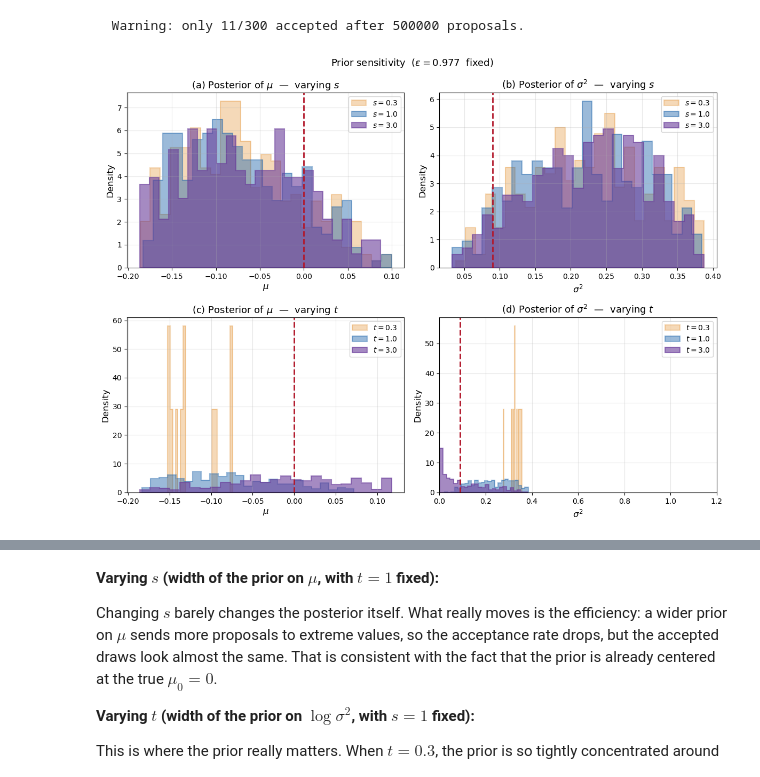
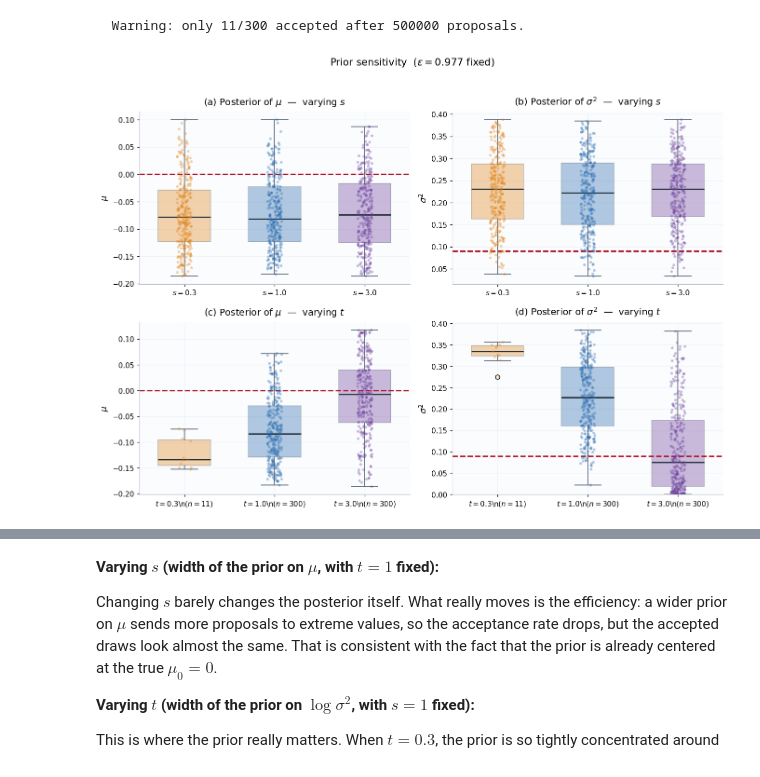
Before and after one commit to Ramei6/Monte-Carlo---Likelihood-free-inference-and-sums-of-log-normal-variates, a Jupyter notebook: Reject_ABC.ipynb, the cells around one changed output, grey strips where cells are left out. Cells and saved outputs as stored; diff of their text form; code cells hidden in the pictures.

```diff
--- a/Reject_ABC.ipynb
+++ b/Reject_ABC.ipynb
@@ -244,12 +244,14 @@ n = 10000,  L = 10
 mu_true = 0.0,  sigma2_true = 0.09
 Observed data: mean = 10.45, std = 1.01
 # %%
-fig, ax = plt.subplots(figsize=(6, 3.5))
-ax.hist(y_obs, bins=25, density=True, color=C_BLUE, edgecolor="white",
-        alpha=0.85, linewidth=0.5)
+fig, ax = plt.subplots(figsize=(6.4, 3.8))
+ax.hist(y_obs, bins=28, density=True, color=C_BLUE, edgecolor="white", alpha=0.82, linewidth=0.6)
+ax.axvline(y_obs.mean(), color=C_ORANGE, lw=2, ls=":", label=fr"Mean $= {y_obs.mean():.2f}$")
+ax.axvline(np.median(y_obs), color=C_GRAY, lw=1.8, ls="--", label=fr"Median $= {np.median(y_obs):.2f}$")
 ax.set_xlabel(r"$Y$")
 ax.set_ylabel("Density")
-ax.set_title(fr"Observed data  ($n={n}$,  $L={L}$,  $\mu_0={mu_true}$,  $\sigma_0^2={sigma2_true}$)")
+ax.set_title(fr"Observed sample  ($n={n}$, $L={L}$)")
+ax.legend(loc="upper right")
 plt.tight_layout()
 plt.show()
 # %% [output]
@@ -664,68 +670,65 @@ for j, t_try in enumerate(t_grid):
 # %% [output]
   Warning: only 11/300 accepted after 500000 proposals.
 # %%
-cs = [C_ORANGE, C_BLUE, C_PURPLE]
-alphas_ps = [0.30, 0.45, 0.60]
+fig, axes = plt.subplots(2, 2, figsize=(12.5, 8.8))
 
-fig, axes = plt.subplots(2, 2, figsize=(12, 9))
+series = [
+    (axes[0, 0], [acc[:, 0] for _, acc, _ in s_runs], [fr"$s={s}$" for s, _, _ in s_runs], mu_true, r"(a) Posterior of $\mu$  —  varying $s$", r"$\mu$"),
+    (axes[0, 1], [acc[:, 1] for _, acc, _ in s_runs], [fr"$s={s}$" for s, _, _ in s_runs], sigma2_true, r"(b) Posterior of $\sigma^2$  —  varying $s$", r"$\sigma^2$"),
+    (axes[1, 0], [acc[:, 0] for _, acc, _ in t_runs], [fr"$t={t}$\n$(n={len(acc)})$" for t, acc, _ in t_runs], mu_true, r"(c) Posterior of $\mu$  —  varying $t$", r"$\mu$"),
+    (axes[1, 1], [acc[:, 1] for _, acc, _ in t_runs], [fr"$t={t}$\n$(n={len(acc)})$" for t, acc, _ in t_runs], sigma2_true, r"(d) Posterior of $\sigma^2$  —  varying $t$", r"$\sigma^2$"),
+]
 
-# ---- Row 1: varying s ----
-for (s_try, acc_s, _), c, a in zip(s_runs, cs, alphas_ps):
-    if len(acc_s):
-        axes[0, 0].hist(acc_s[:, 0], bins=25, density=True, histtype="stepfilled",
-                        alpha=a, color=c, edgecolor=c, lw=1.5, label=f"$s={s_try}$")
-axes[0, 0].axvline(mu_true, color=C_RED, ls="--", lw=2)
-axes[0, 0].set_title(r"(a) Posterior of $\mu$  —  varying $s$")
-axes[0, 0].set_xlabel(r"$\mu$")
-axes[0, 0].set_ylabel("Density")
-axes[0, 0].legend()
+palette = [C_ORANGE, C_BLUE, C_PURPLE]
+rng_box = np.random.default_rng(2026)
 
-for (s_try, acc_s, _), c, a in zip(s_runs, cs, alphas_ps):
-    if len(acc_s):
-        axes[0, 1].hist(acc_s[:, 1], bins=25, density=True, histtype="stepfilled",
-                        alpha=a, color=c, edgecolor=c, lw=1.5, label=f"$s={s_try}$")
-axes[0, 1].axvline(sigma2_true, color=C_RED, ls="--", lw=2)
-axes[0, 1].set_title(r"(b) Posterior of $\sigma^2$  —  varying $s$")
-axes[0, 1].set_xlabel(r"$\sigma^2$")
-axes[0, 1].set_ylabel("Density")
-axes[0, 1].legend()
+for ax, data, labels, true_val, title, ylabel in series:
+    bp = ax.boxplot(
+        data,
+        tick_labels=labels,
+        patch_artist=True,
+        widths=0.58,
+        medianprops=dict(color="#1C2833", lw=1.8),
+        whiskerprops=dict(color=C_GRAY, lw=1.2),
+        capprops=dict(color=C_GRAY, lw=1.2),
+        boxprops=dict(linewidth=1.2, color=C_GRAY),
+    )
+    for patch, color in zip(bp["boxes"], palette):
+        patch.set_facecolor(color)
+        patch.set_alpha(0.35)
 
-# ---- Row 2: varying t ----
-for (t_try, acc_t, _), c, a in zip(t_runs, cs, alphas_ps):
-    if len(acc_t):
-        axes[1, 0].hist(acc_t[:, 0], bins=25, density=True, histtype="stepfilled",
-                        alpha=a, color=c, edgecolor=c, lw=1.5, label=f"$t={t_try}$")
-axes[1, 0].axvline(mu_true, color=C_RED, ls="--", lw=2)
-axes[1, 0].set_title(r"(c) Posterior of $\mu$  —  varying $t$")
-axes[1, 0].set_xlabel(r"$\mu$")
-axes[1, 0].set_ylabel("Density")
-axes[1, 0].legend()
+    for xpos, values, color in zip(range(1, len(data) + 1), data, palette):
+        if len(values):
+            jitter = rng_box.uniform(-0.08, 0.08, size=len(values))
+            ax.scatter(
+                np.full(len(values), xpos) + jitter,
+                values,
+                s=14,
+                color=color,
+                alpha=0.35,
+                edgecolors="none",
+                zorder=3,
+            )
 
-for (t_try, acc_t, _), c, a in zip(t_runs, cs, alphas_ps):
-    if len(acc_t):
-        axes[1, 1].hist(acc_t[:, 1], bins=25, density=True, histtype="stepfilled",
-                        alpha=a, color=c, edgecolor=c, lw=1.5, label=f"$t={t_try}$")
-axes[1, 1].axvline(sigma2_true, color=C_RED, ls="--", lw=2)
-axes[1, 1].set_xlim(0, 1.2)
-axes[1, 1].set_title(r"(d) Posterior of $\sigma^2$  —  varying $t$")
-axes[1, 1].set_xlabel(r"$\sigma^2$")
-axes[1, 1].set_ylabel("Density")
-axes[1, 1].legend()
+    ax.axhline(true_val, color=C_RED, ls="--", lw=2)
+    ax.set_title(title)
+    ax.set_ylabel(ylabel)
 
-plt.suptitle(fr"Prior sensitivity  ($\varepsilon = {eps_main:.3f}$  fixed)", fontsize=13)
+axes[1, 1].set_ylim(bottom=0)
+plt.suptitle(fr"Prior sensitivity  ($\varepsilon = {eps_main:.3f}$ fixed)", fontsize=14, y=1.02)
 plt.tight_layout()
 plt.show()
 
 # Acceptance rates table
 print("Acceptance rates:\n")
 print(f"  Varying s (t = {t0:.1f} fixed):")
 for s_try, _, rate in s_runs:
     print(f"    s = {s_try:.1f}  =>  {100*rate:.2f}%")
 print(f"\n  Varying t (s = {s0:.1f} fixed):")
-for t_try, _, rate in t_runs:
-    print(f"    t = {t_try:.1f}  =>  {100*rate:.2f}%")
+for t_try, acc_t, rate in t_runs:
+    print(f"    t = {t_try:.1f}  =>  {100*rate:.2f}%  (n={len(acc_t)})")
 # %% [output]
-[figure, old version]
+[figure, new version]
 Acceptance rates:
 
   Varying s (t = 1.0 fixed):
```
Also changed, not shown: parts of 6 cells of this notebook.
